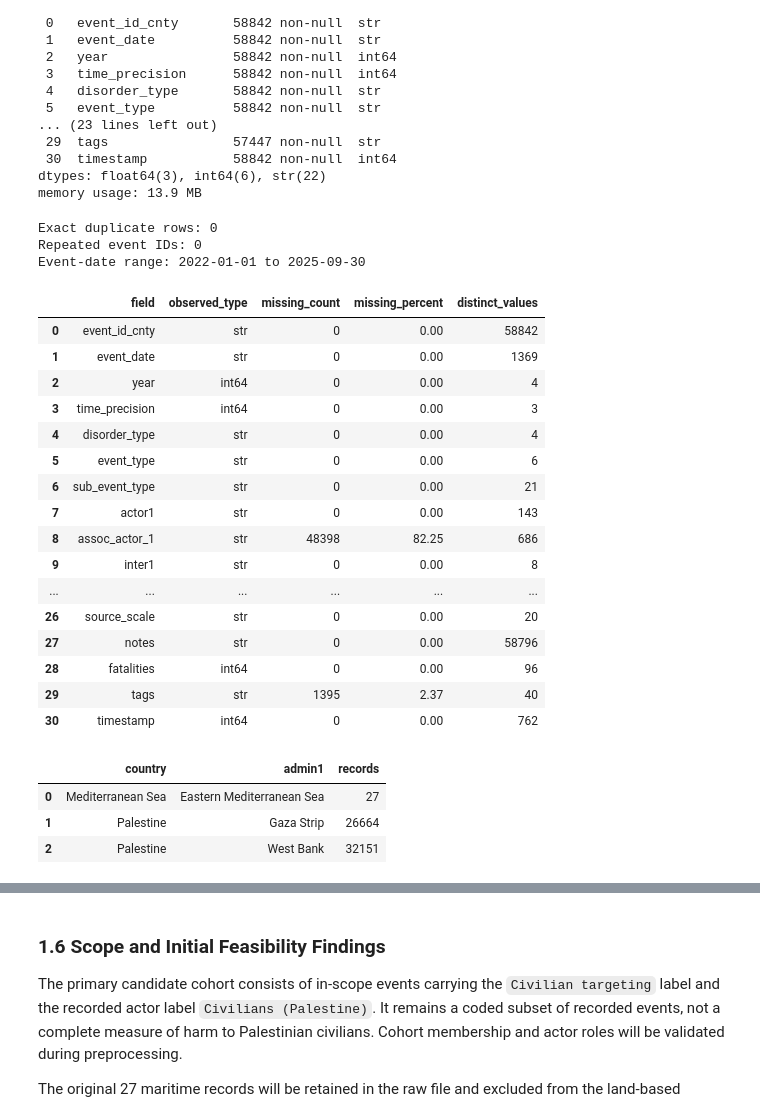
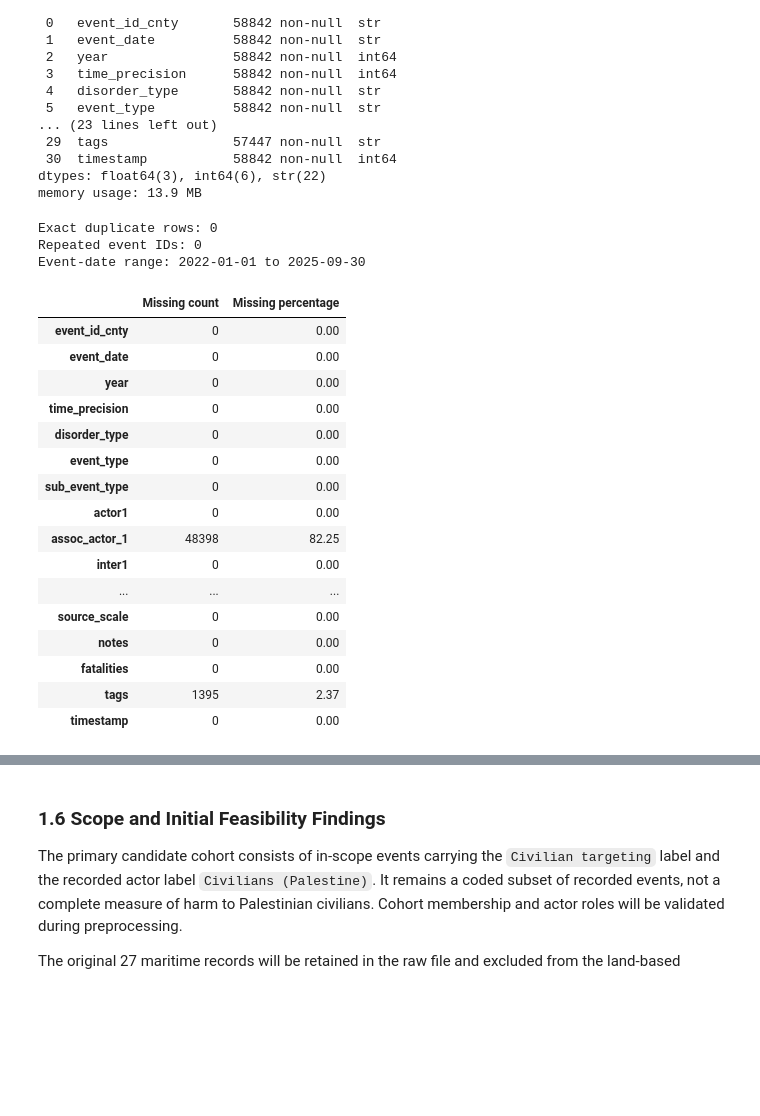
Before and after one commit to apaolol/DMA-PIT, a Jupyter notebook: DMA.ipynb, the cells around one changed output, grey strips where cells are left out. Cells and saved outputs as stored; diff of their text form; code cells hidden in the pictures; blank space fills up the shorter version.

```diff
--- a/DMA.ipynb
+++ b/DMA.ipynb
@@ -108,40 +100,33 @@ Data columns (total 31 columns):
 dtypes: float64(3), int64(6), str(22)
 memory usage: 13.9 MB
 # %%
-profile = pd.DataFrame({
-    'field': raw.columns,
-    'observed_type': [str(raw[c].dtype) for c in raw],
-    'missing_count': [int(raw[c].isna().sum()) for c in raw],
-    'missing_percent': [round(100 * raw[c].isna().mean(), 2) for c in raw],
-    'distinct_values': [int(raw[c].nunique()) for c in raw],
+missing_values = pd.DataFrame({
+    'Missing count': raw.isnull().sum(),
+    'Missing percentage': raw.isnull().mean() * 100
 })
-display(profile)
-print('Exact duplicate rows:', int(raw.duplicated().sum()))
-print('Repeated event IDs:', int(raw.event_id_cnty.duplicated().sum()))
+display(missing_values.round(2))
+
+print('Exact duplicate rows:', raw.duplicated().sum())
+print('Repeated event IDs:', raw.event_id_cnty.duplicated().sum())
 print('Event-date range:', raw.event_date.min(), 'to', raw.event_date.max())
-display(raw.groupby(['country', 'admin1'], dropna=False).size().rename('records').reset_index())
 # %% [output]
 Exact duplicate rows: 0
 Repeated event IDs: 0
 Event-date range: 2022-01-01 to 2025-09-30
-|  | field | observed_type | missing_count | missing_percent | distinct_values |
-| 0 | event_id_cnty | str | 0 | 0.00 | 58842 |
-| 1 | event_date | str | 0 | 0.00 | 1369 |
-| 2 | year | int64 | 0 | 0.00 | 4 |
-| 3 | time_precision | int64 | 0 | 0.00 | 3 |
-| 4 | disorder_type | str | 0 | 0.00 | 4 |
-| 5 | event_type | str | 0 | 0.00 | 6 |
-| 6 | sub_event_type | str | 0 | 0.00 | 21 |
-| 7 | actor1 | str | 0 | 0.00 | 143 |
-| 8 | assoc_actor_1 | str | 48398 | 82.25 | 686 |
-| 9 | inter1 | str | 0 | 0.00 | 8 |
-| ... | ... | ... | ... | ... | ... |
-| 26 | source_scale | str | 0 | 0.00 | 20 |
-| 27 | notes | str | 0 | 0.00 | 58796 |
-| 28 | fatalities | int64 | 0 | 0.00 | 96 |
-| 29 | tags | str | 1395 | 2.37 | 40 |
-| 30 | timestamp | int64 | 0 | 0.00 | 762 |
+|  | Missing count | Missing percentage |
+| event_id_cnty | 0 | 0.00 |
+| event_date | 0 | 0.00 |
+| year | 0 | 0.00 |
+| time_precision | 0 | 0.00 |
+| disorder_type | 0 | 0.00 |
+| event_type | 0 | 0.00 |
+| sub_event_type | 0 | 0.00 |
+| actor1 | 0 | 0.00 |
+| assoc_actor_1 | 48398 | 82.25 |
+| inter1 | 0 | 0.00 |
+| ... | ... | ... |
+| source_scale | 0 | 0.00 |
+| notes | 0 | 0.00 |
+| fatalities | 0 | 0.00 |
+| tags | 1395 | 2.37 |
+| timestamp | 0 | 0.00 |
-|  | country | admin1 | records |
-| 0 | Mediterranean Sea | Eastern Mediterranean Sea | 27 |
-| 1 | Palestine | Gaza Strip | 26664 |
-| 2 | Palestine | West Bank | 32151 |
```
Also changed, not shown: parts of 4 cells of this notebook, 1 other file.
